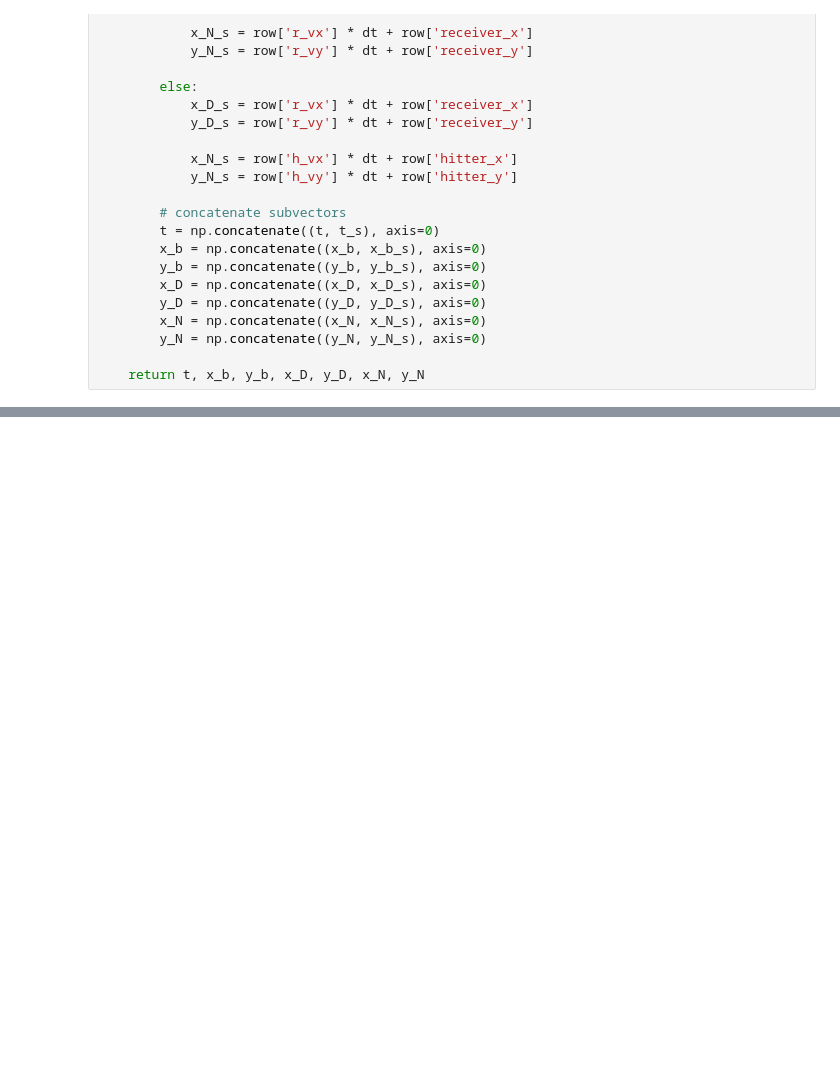
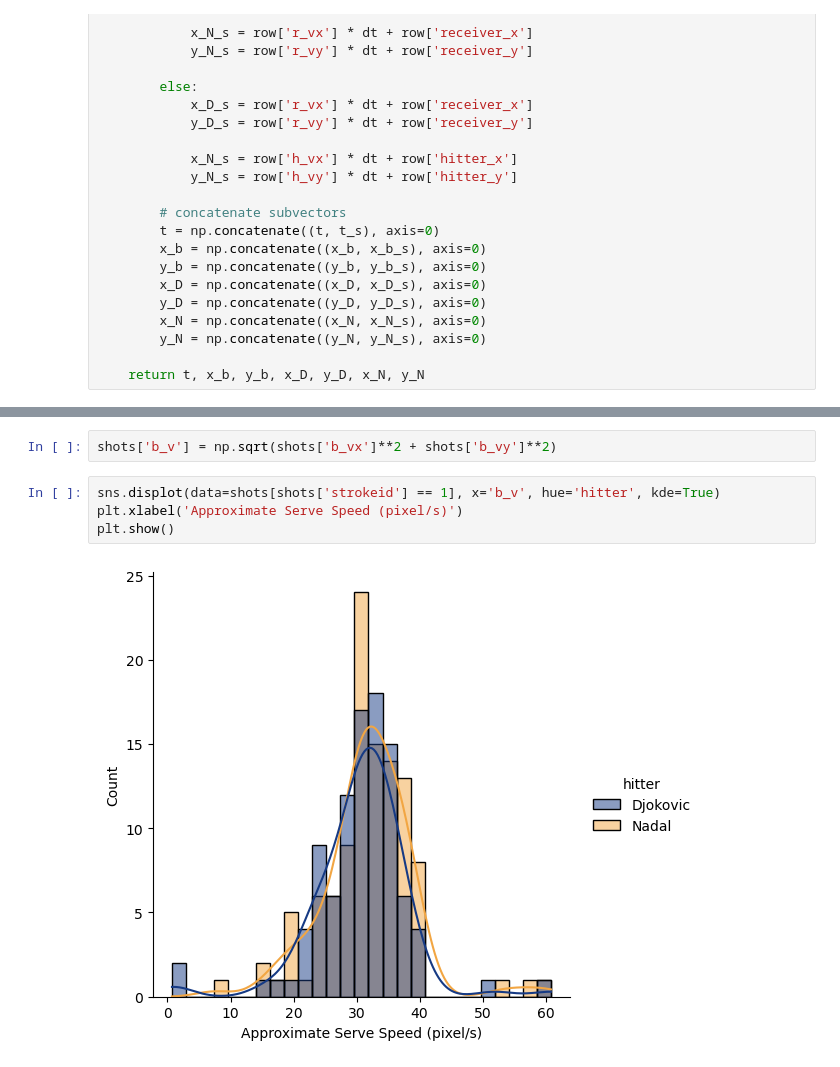
Before and after one commit to nuj02/AO_2019, a Jupyter notebook: notebook.ipynb, the cells around one changed output, grey strips where cells are left out. Cells and saved outputs as stored; diff of their text form; blank space fills up the shorter version.

```diff
--- a/notebook.ipynb
+++ b/notebook.ipynb
@@ -567,0 +793,8 @@ animate_rally(df=shots, rallyid=1, trace=False)
+# %%
+shots['b_v'] = np.sqrt(shots['b_vx']**2 + shots['b_vy']**2)
+# %%
+sns.displot(data=shots[shots['strokeid'] == 1], x='b_v', hue='hitter', kde=True)
+plt.xlabel('Approximate Serve Speed (pixel/s)')
+plt.show()
+# %% [output]
+[figure, added]
```
Also changed, not shown: parts of 23 cells of this notebook, 11 other files.
